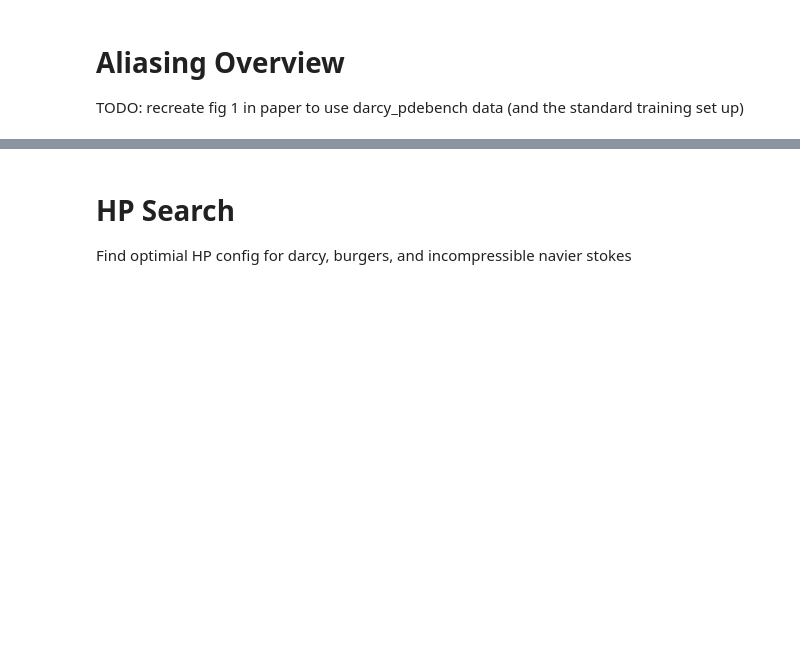
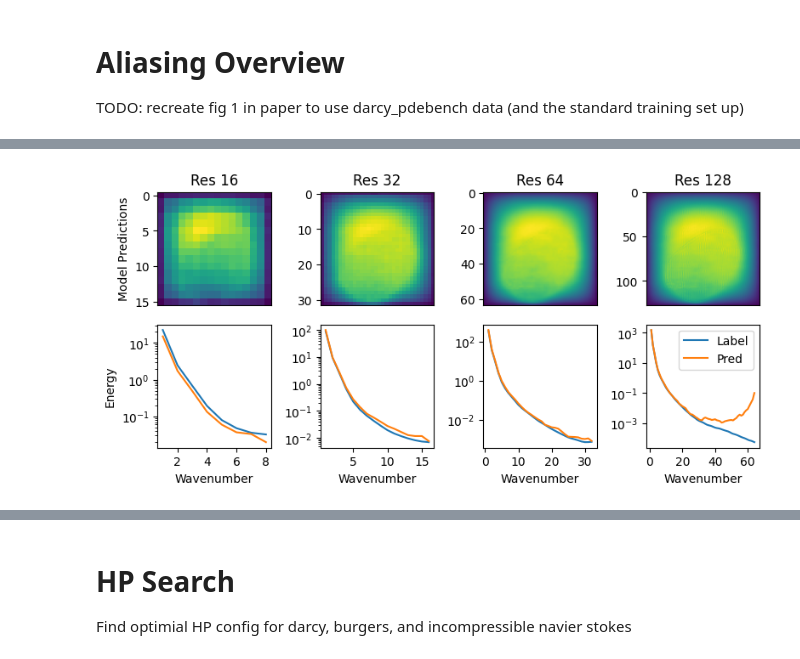
Before and after one commit to msakarvadia/operator_aliasing, a Jupyter notebook: notebooks/figures.ipynb, the cells around one changed output, grey strips where cells are left out. Saved outputs shown, nothing was run; the diff lists cells and outputs as text; code cells hidden in the pictures; blank space fills up the shorter version.

```diff
--- a/notebooks/figures.ipynb
+++ b/notebooks/figures.ipynb
@@ -5,3 +5,19 @@ import os
 import matplotlib.pyplot as plt
 import pandas as pd
 import seaborn as sns
+import torch
+import numpy as np
+
+from operator_aliasing.models.utils import get_model
+from operator_aliasing.train.utils import load_latest_ckpt
+from operator_aliasing.data.utils import get_dataset
+from operator_aliasing.data.utils import get_data
+from operator_aliasing.utils import get_energy_curve
+from operator_aliasing.utils import get_model_preds
+
+device = torch.device('cuda' if torch.cuda.is_available() else 'cpu')
+print(f'{device=}')
+
+FIG_DIR = '../figures'
+
+ckpt_path = '/pscratch/sd/m/mansisak/operator_aliasing/operator_aliasing/ckpts'
@@ -9,3 +27,86 @@ import seaborn as sns
 # Aliasing Overview
 
 TODO: recreate fig 1 in paper to use darcy_pdebench data (and the standard training set up)
+# %%
+fig, axs = plt.subplots(2,4, figsize=(8, 4))
+import matplotlib.ticker as ticker
+
+# grab trained model
+loss = 'l1'
+batch_size = 128
+dataset_name = 'darcy_pdebench'
+img_size = 128
+max_mode = img_size // 2
+batch_size = 128
+in_channels = 1
+out_channels = 1
+initial_steps = 1
+filter_lim = -1
+downsample_dim = -1
+lr = '0001'
+wd = 1e-7
+model_name='FNO2D'
+darcy_forcing_term = 1.0
+burger_viscosity = 'na'
+model = get_model(model_name=model_name,
+                 max_modes=max_mode,
+                 hidden_channels=32,
+                 in_channels=in_channels,
+                 out_channels=out_channels)
+ckpt_dir = f'{lr}_{wd}_15_05_{loss}_{batch_size}_{dataset_name}_-1_-1_{img_size}_{max_mode}_{model_name}_{in_channels}_{initial_steps}'
+ckpt_pth = f'{ckpt_path}/{ckpt_dir}/'
+ckpt_dict = load_latest_ckpt(ckpt_pth)
+model.load_state_dict(ckpt_dict['model_state_dict'])
+model = model.to(device)
+model = model.eval()
+
+for x_idx, res in enumerate([16,32, 64, 128]):
+
+    dataset = get_dataset(dataset_name=dataset_name,
+                        filter_lim=filter_lim,
+                        img_size=res,
+                        downsample_dim=downsample_dim,
+                        train=False,
+                        initial_steps=initial_steps,
+                        model_name=model_name,
+                        darcy_forcing_term=darcy_forcing_term,
+                        burger_viscosity=burger_viscosity)
+    sample = dataset[0]
+    # grab a single input from the last batch
+    model_input = sample['x'].unsqueeze(dim=0).to(device)
+    with torch.no_grad():
+        model_output = model(x=model_input)
+    ground_truth = sample['y'].unsqueeze(dim=0)
+
+    # convert to plotable form
+    model_in = model_input[0, 0, :, :].cpu().numpy()
+    output = model_output[0, 0, :, :].cpu().numpy()
+    label = ground_truth[0, 0, :, :].cpu().numpy()
+
+    axs[0, x_idx].imshow(output)
+    axs[0, x_idx].set_title(f"Res {res}")
+    #axs[0, x_idx].get_yaxis().set_visible(False)
+    axs[0, x_idx].get_xaxis().set_visible(False)
+
+    label_spectrum = get_energy_curve(ground_truth[0])
+    pred_spectrum = get_energy_curve(model_output[0])
+
+    axs[1, x_idx].set_yscale('log')
+    x = np.linspace(1, res//2, res//2)
+    axs[1, x_idx].plot(x, label_spectrum, label="Label")
+    axs[1, x_idx].plot(x, pred_spectrum, label="Pred")
+    axs[1, x_idx].set_xlabel("Wavenumber")
+    #plt.locator_params(axis="x", integer=True, tight=True)
+    axs[1, x_idx].xaxis.set_major_locator(ticker.MaxNLocator(integer=True, nbins=4))
+    if x_idx == 0:
+        axs[1, x_idx].set_ylabel("Energy")
+        axs[0, x_idx].set_ylabel("Model Predictions")
+
+plt.legend()
+plt.tight_layout()
+fig.savefig(
+    f'{FIG_DIR}/aliasing_overview.pdf', #.png
+    dpi=300,
+    bbox_inches='tight',
+)
+# %% [output]
@@ -11,0 +114 @@ TODO: recreate fig 1 in paper to use darcy_pdebench data (and the standard train
+[figure, added]
```
Also changed, not shown: parts of 4 cells of this notebook.
